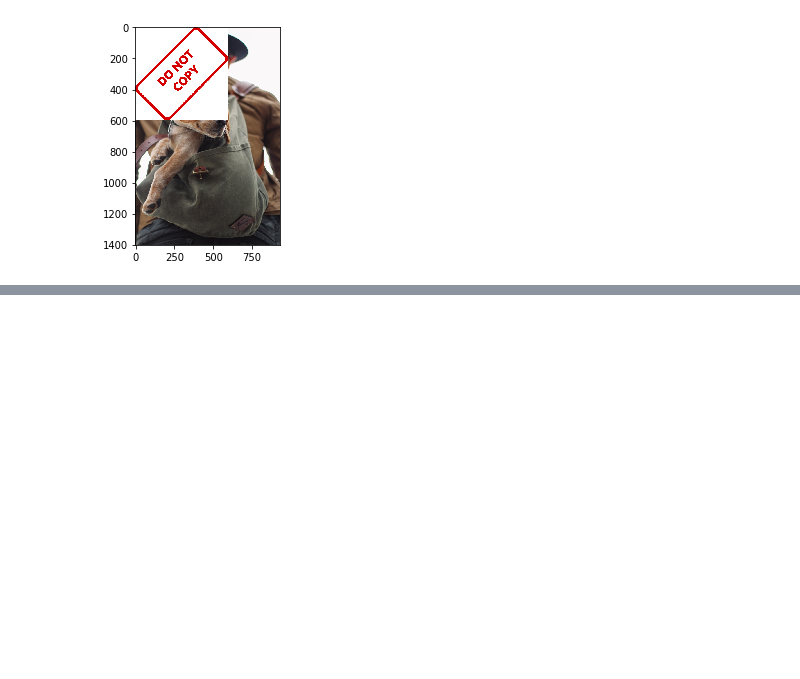
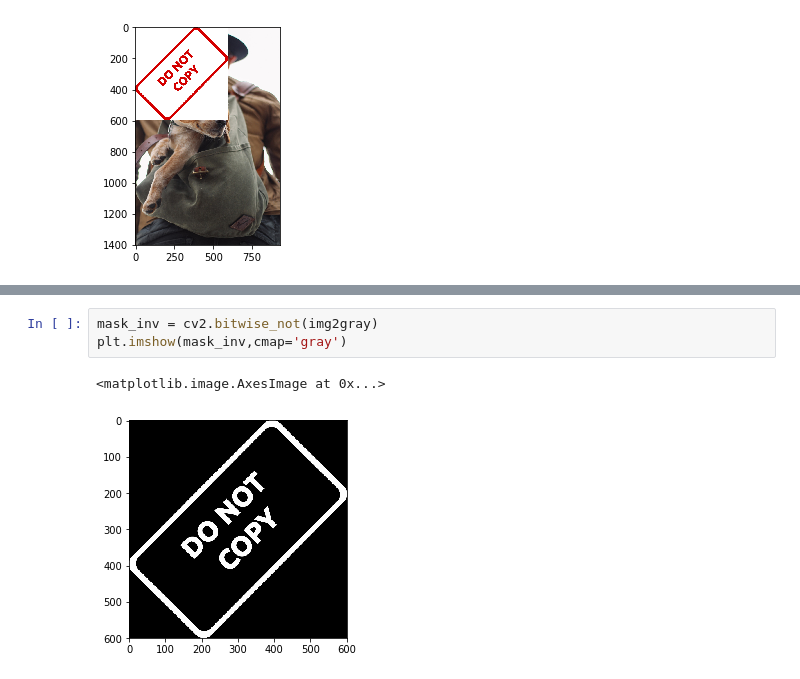
Before and after one commit to Ritvik19/Computer-Vision, a Jupyter notebook: 03b Blending Images.ipynb, the cells around one changed output, grey strips where cells are left out. Cells and saved outputs as stored; diff of their text form; blank space fills up the shorter version.

```diff
--- a/03b Blending Images.ipynb
+++ b/03b Blending Images.ipynb
@@ -54,0 +84,6 @@ plt.imshow(large_img)
+# %%
+mask_inv = cv2.bitwise_not(img2gray)
+plt.imshow(mask_inv,cmap='gray')
+# %% [output]
+<matplotlib.image.AxesImage at 0x...>
+[figure, added]
```
Also changed, not shown: parts of 16 cells of this notebook.
